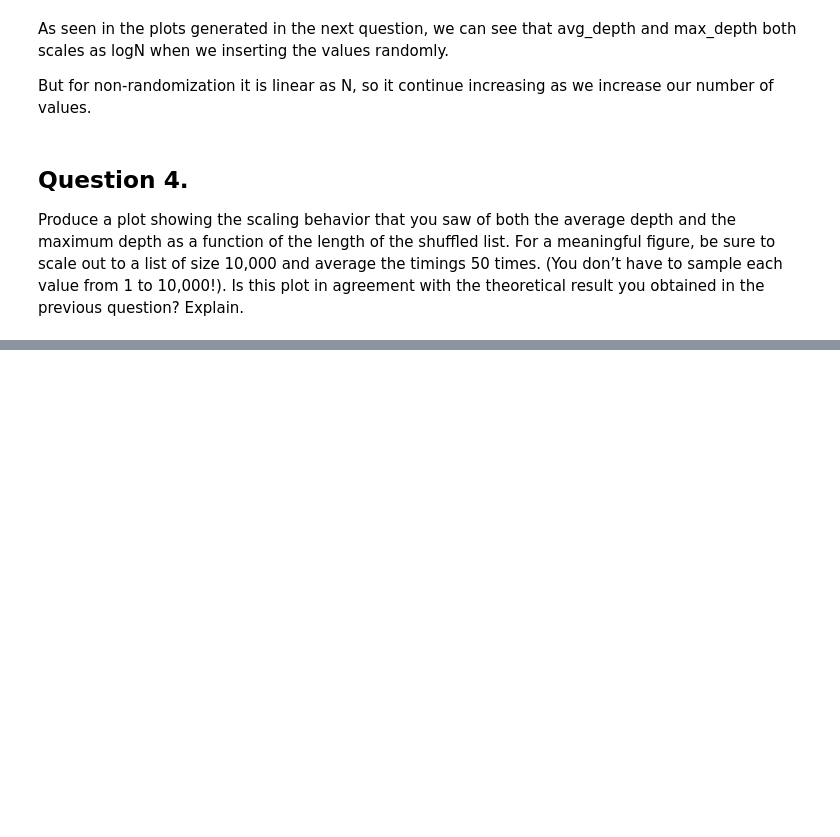
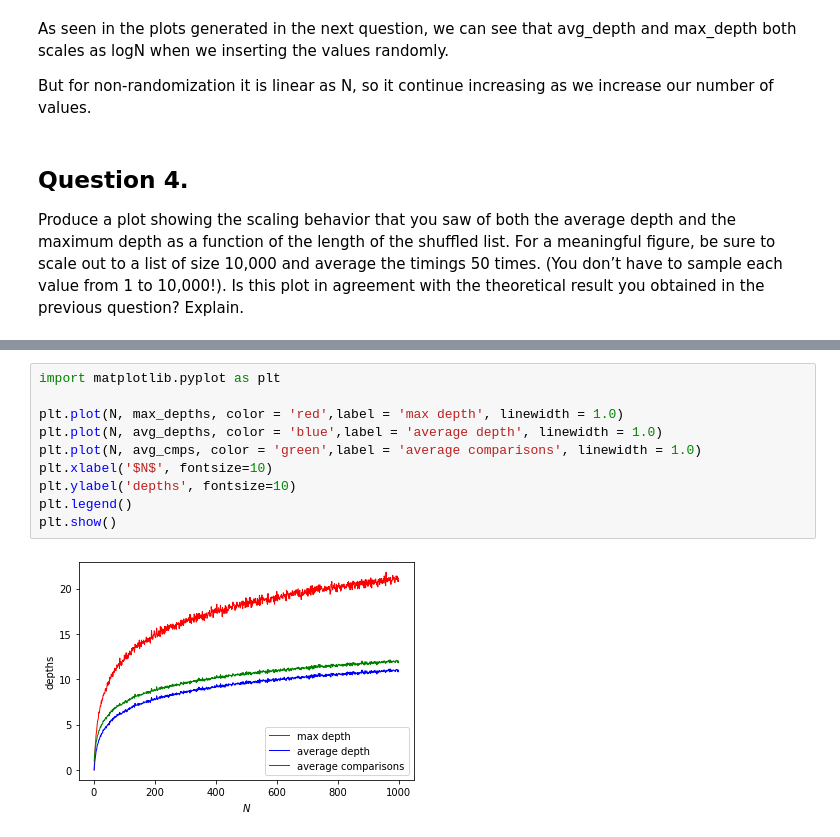
Before and after one commit to mahmud-nobe/CS110_pcw, a Jupyter notebook: CS110_Pre_Class_Work_9_1.ipynb, the cells around one changed output, grey strips where cells are left out. Saved outputs shown, nothing was run; the diff lists cells and outputs as text; blank space fills up the shorter version.

```diff
--- a/CS110_Pre_Class_Work_9_1.ipynb
+++ b/CS110_Pre_Class_Work_9_1.ipynb
@@ -300 +336,13 @@ Produce a plot showing the scaling behavior that you saw of both the average dep
+# %%
+import matplotlib.pyplot as plt
+
+plt.plot(N, max_depths, color = 'red',label = 'max depth', linewidth = 1.0)
+plt.plot(N, avg_depths, color = 'blue',label = 'average depth', linewidth = 1.0)
+plt.plot(N, avg_cmps, color = 'green',label = 'average comparisons', linewidth = 1.0)
+plt.xlabel('$N$', fontsize=10)
+plt.ylabel('depths', fontsize=10)
+plt.legend()
+plt.show()
+# %% [output]
+[figure, added]
 # %%
```
Also changed, not shown: parts of 5 cells of this notebook.
